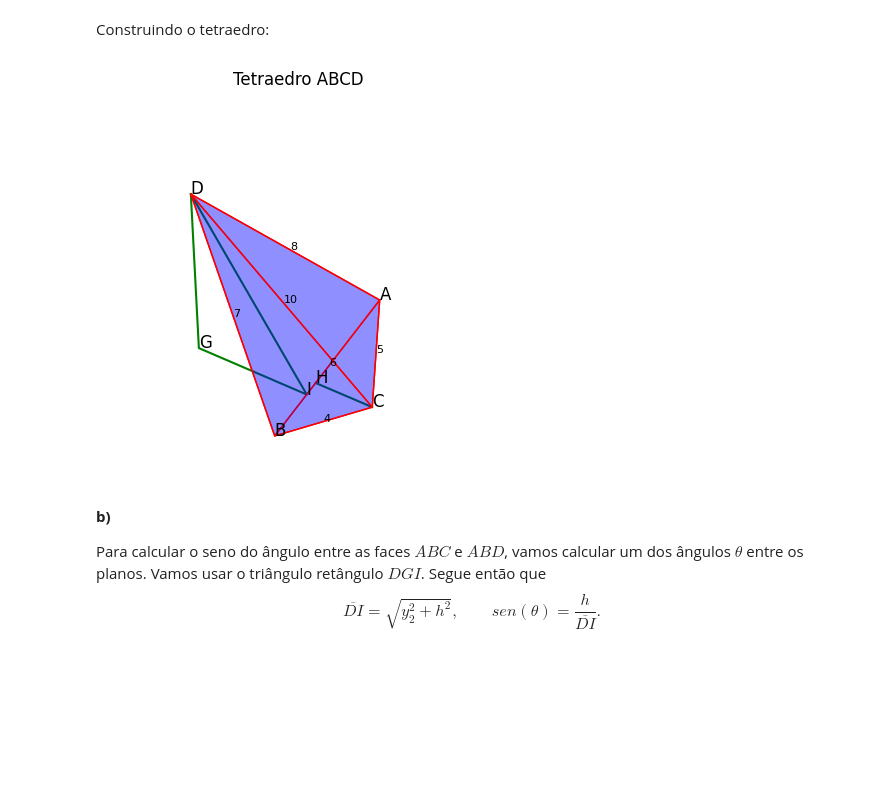
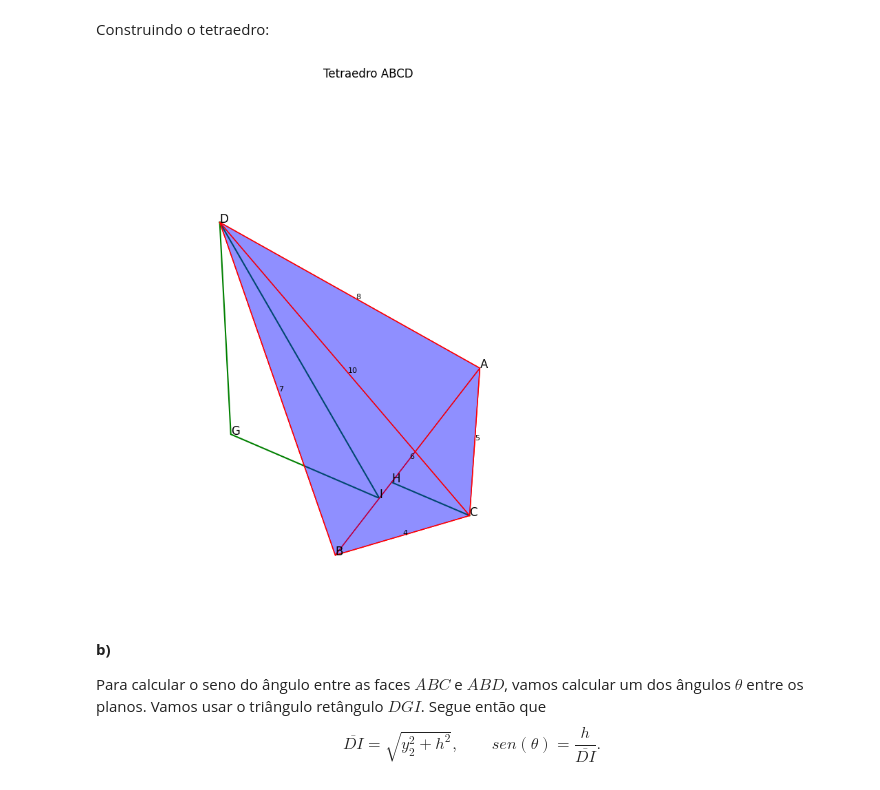
Before and after one commit to j-claudinei-f/j-claudinei-f, a Jupyter notebook: Geometria_AvII.ipynb, the cells around one changed output. Cells and saved outputs as stored; diff of their text form; code cells hidden in the pictures; blank space fills up the shorter version.

```diff
--- a/Geometria_AvII.ipynb
+++ b/Geometria_AvII.ipynb
@@ -124,7 +124,7 @@ faces = [[vertices[0], vertices[1], vertices[2]],
          [vertices[1], vertices[2], vertices[3]]]
 
 # Criando a figura 3D
-fig = plt.figure(figsize=(8,5))
+fig = plt.figure(figsize=(10,10))
 ax = fig.add_subplot(111, projection='3d')
 
 # Adicionando as faces ao gráfico
@@ -138,34 +138,34 @@ for i, txt in enumerate(['A', 'B', 'C', 'D']):
 ax.text(x2, y2, 0, 'G', size=12)
 ax.text(x2, 0, 0, 'I', size=12)
 ax.text(x1, 0, 0, 'H', size=12)
 
 # Adicionando os comprimentos
 ax.text((vertices[0][0] + vertices[1][0]) / 2, (vertices[0][1] + vertices[1][1]) / 2, (vertices[0][2] + vertices[1][2]) / 2, '6', size=8)
 ax.text((vertices[0][0] + vertices[2][0]) / 2, (vertices[0][1] + vertices[2][1]) / 2, (vertices[0][2] + vertices[2][2]) / 2, '5', size=8)
 ax.text((vertices[1][0] + vertices[2][0]) / 2, (vertices[1][1] + vertices[2][1]) / 2, (vertices[1][2] + vertices[2][2]) / 2, '4', size=8)
 ax.text((vertices[0][0] + vertices[3][0]) / 2, (vertices[0][1] + vertices[3][1]) / 2, (vertices[0][2] + vertices[3][2]) / 2, '8', size=8)
 ax.text((vertices[1][0] + vertices[3][0]) / 2, (vertices[1][1] + vertices[3][1]) / 2, (vertices[1][2] + vertices[3][2]) / 2, '7', size=8)
 ax.text((vertices[2][0] + vertices[3][0]) / 2, (vertices[2][1] + vertices[3][1]) / 2, (vertices[2][2] + vertices[3][2]) / 2, '10', size=8)
 
 # Configurações adicionais
 ax.set_xlabel('X')
 ax.set_ylabel('Y')
 ax.set_zlabel('Z')
 ax.set_title('Tetraedro ABCD')
 
 ax.set_xlim([0, 6])  # Limites do eixo X
 ax.set_ylim([-7, 4])  # Limites do eixo Y
 ax.set_zlim([0, 2])  # Limites do eixo Z
 
 # Exibindo o gráfico
 ax.set_axis_off()
 ax.view_init(elev=45, azim=30)   # ângulos de exibição do tetraedro no espaço.
 ax.set_box_aspect([1,1,1])
 ax.set_aspect('auto')
 
 plt.show()
 # %% [output]
-[figure, old version]
+[figure, new version]
 # %% [markdown]
 **b)**
 
```
Also changed, not shown: parts of 8 cells of this notebook.
